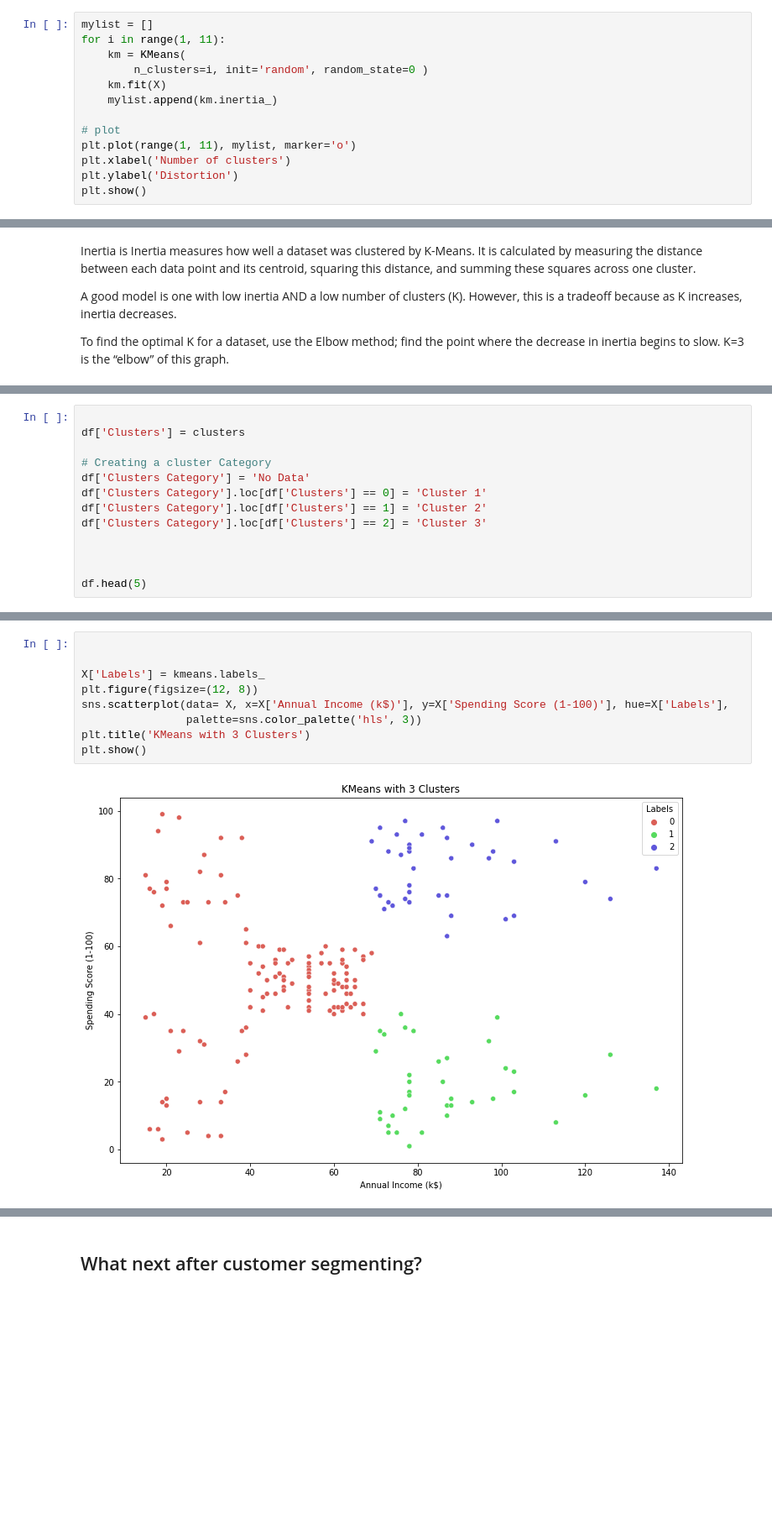
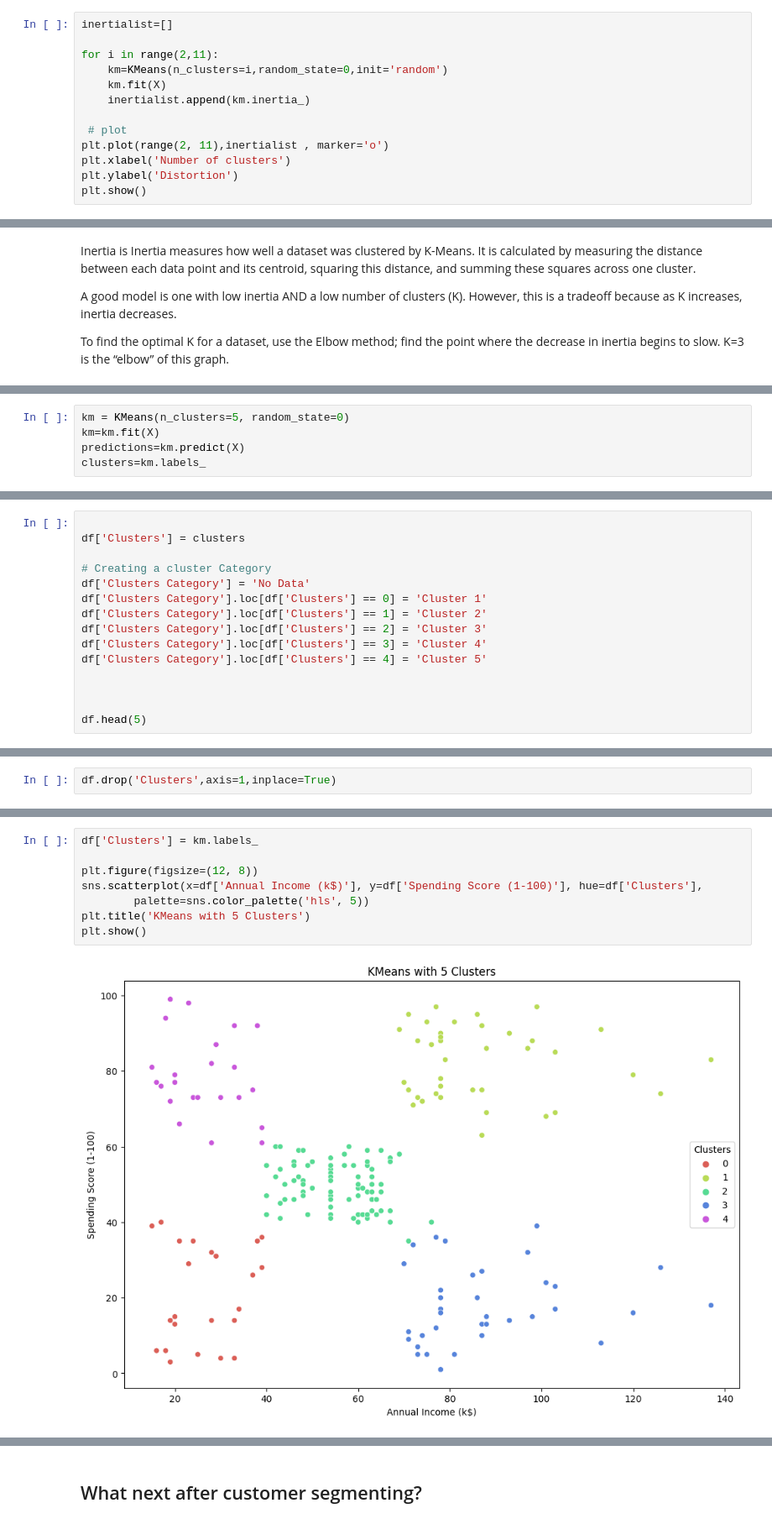
Before and after one commit to Jnjerry/Learning, a Jupyter notebook: Machine Learning/Unsupervised/k-means Clustering.ipynb, the cells around one changed output, grey strips where cells are left out. Shown at 84% size. Cells and saved outputs as stored; diff of their text form; blank space fills up the shorter version.

```diff
--- a/Machine Learning/Unsupervised/k-means Clustering.ipynb
+++ b/Machine Learning/Unsupervised/k-means Clustering.ipynb
@@ -140,13 +192,13 @@ import matplotlib.pyplot as plt
 # %%
-mylist = []
-for i in range(1, 11):
-    km = KMeans(
-        n_clusters=i, init='random', random_state=0 )
+inertialist=[]
+
+for i in range(2,11):
+    km=KMeans(n_clusters=i,random_state=0,init='random')
     km.fit(X)
-    mylist.append(km.inertia_)
+    inertialist.append(km.inertia_)
 
-# plot
-plt.plot(range(1, 11), mylist, marker='o')
+ # plot
+plt.plot(range(2, 11),inertialist , marker='o')
 plt.xlabel('Number of clusters')
 plt.ylabel('Distortion')
 plt.show()
@@ -237,0 +215,5 @@ array([0, 0, 0, 0, 0, 0, 0, 0, 0, 0, 0, 0, 0, 0, 0, 0, 0, 0, 0, 0, 0, 0,
+# %%
+km = KMeans(n_clusters=5, random_state=0)
+km=km.fit(X)
+predictions=km.predict(X)
+clusters=km.labels_
@@ -244,6 +253,8 @@ df['Clusters Category'] = 'No Data'
 df['Clusters Category'].loc[df['Clusters'] == 0] = 'Cluster 1'
 df['Clusters Category'].loc[df['Clusters'] == 1] = 'Cluster 2'
 df['Clusters Category'].loc[df['Clusters'] == 2] = 'Cluster 3'
+df['Clusters Category'].loc[df['Clusters'] == 3] = 'Cluster 4'
+df['Clusters Category'].loc[df['Clusters'] == 4] = 'Cluster 5'
 
 
 
@@ -269,0 +289,2 @@ See the caveats in the documentation: https://pandas.pydata.org/pandas-docs/stab
+# %%
+df.drop('Clusters',axis=1,inplace=True)
@@ -270,14 +300,13 @@ See the caveats in the documentation: https://pandas.pydata.org/pandas-docs/stab
 # %%
+df['Clusters'] = km.labels_
 
-
-X['Labels'] = kmeans.labels_
 plt.figure(figsize=(12, 8))
-sns.scatterplot(data= X, x=X['Annual Income (k$)'], y=X['Spending Score (1-100)'], hue=X['Labels'],
-                palette=sns.color_palette('hls', 3))
-plt.title('KMeans with 3 Clusters')
+sns.scatterplot(x=df['Annual Income (k$)'], y=df['Spending Score (1-100)'], hue=df['Clusters'],
+        palette=sns.color_palette('hls', 5))
+plt.title('KMeans with 5 Clusters')
 plt.show()
 # %% [output]
-[figure, old version]
+[figure, new version]
 # %% [markdown]
 ### Conclusion
 
```
Also changed, not shown: parts of 41 cells of this notebook.
